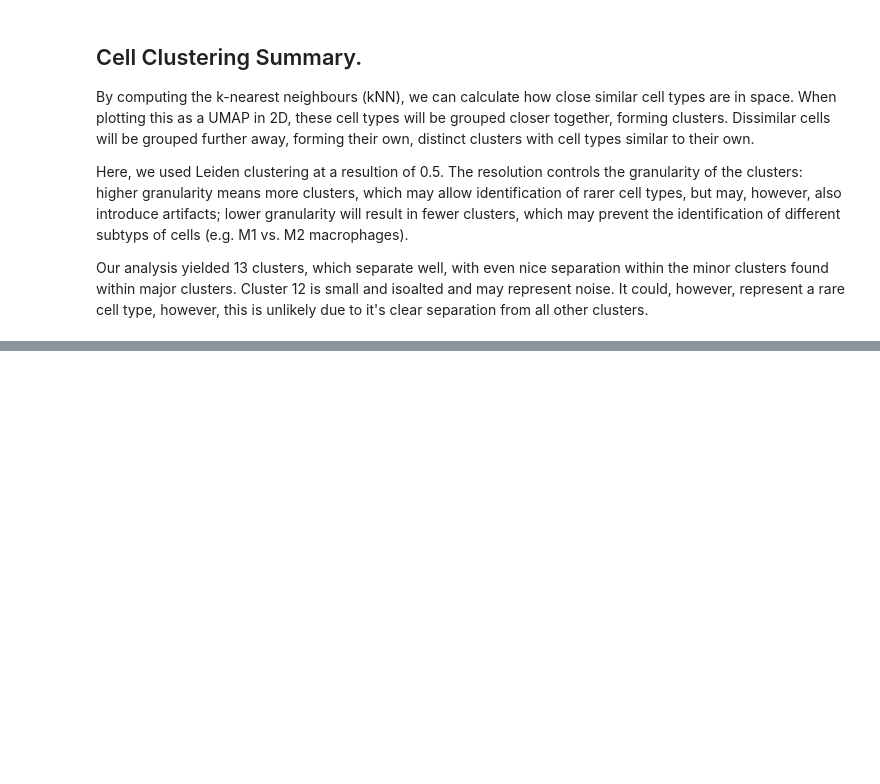
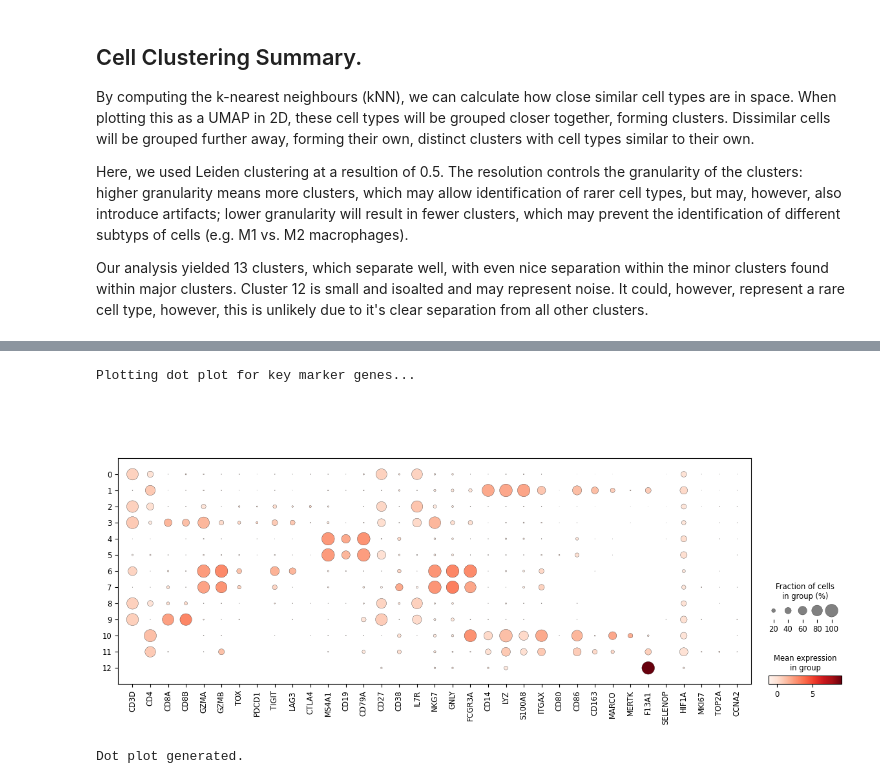
Before and after one commit to adabyt/scrnaseq_analysis_project, a Jupyter notebook: 01_initial_data_exploration.ipynb, the cells around one changed output, grey strips where cells are left out. Drawn from its saved outputs; the diff is of its cells as text; code cells hidden in the pictures; blank space fills up the shorter version.

Commit message:
Perform cell type annotation using marker genes and plot annotated UMAP.

```diff
--- a/01_initial_data_exploration.ipynb
+++ b/01_initial_data_exploration.ipynb
@@ -454,0 +490,36 @@ Our analysis yielded 13 clusters, which separate well, with even nice separation
+# %%
+# Cell 22: Visualize expression of key marker genes on UMAP using a Dot Plot
+
+# Define a list of known or putative marker genes to plot.
+# Add top markers from Cell 21's output as well as known, canonical markers
+
+marker_genes_to_plot = ['CD3D', 'CD4', 'CD8A', 'CD8B', 'GZMA', 'GZMB',      # T cells
+                        'TOX',                                              # Exhausted T cells
+                        'PDCD1','TIGIT', 'LAG3', 'CTLA4',                   # Inhibitory Checkpoints
+                        'MS4A1', 'CD19', 'CD79A',                           # B cells
+                        'CD27',                                             # Memory B cells / Plasma cells
+                        'CD38',                                             # Plasma cells
+                        'IL7R',                                             # B/T Progenitor
+                        'NKG7', 'GNLY',                                     # NK cells
+                        'FCGR3A',                                           # NK / Monocytes
+                        'CD14', 'LYZ', 'S100A8',                            # Monocytes
+                        #'CD117',                                           # Mast cells
+                        'ITGAX',                                            # DC
+                        'CD80', 'CD86',                                     # M1 macrophages
+                        'CD163', 'MARCO', 'MERTK', 'F13A1', 'SELENOP',      # M2 macrophages
+                        'HIF1A',                                            # Hypoxia
+                        'MKI67', 'TOP2A', 'CCNA2'                           # Cycling Cells
+                        ] # Example list
+
+print("Plotting dot plot for key marker genes...")
+sc.pl.dotplot(adata, marker_genes_to_plot, groupby='leiden', dendrogram=False)
+# Result: A dot plot where:
+#   - Each row is a gene.
+#   - Each column is a cluster.
+#   - Dot size: Represents the percentage of cells in that cluster expressing the gene.
+#   - Dot color: Represents the average expression level of the gene in that cluster.
+print("Dot plot generated.")
+# %% [output]
+Plotting dot plot for key marker genes...
+[figure, added]
+Dot plot generated.
```
Also changed, not shown: parts of 6 cells of this notebook.
